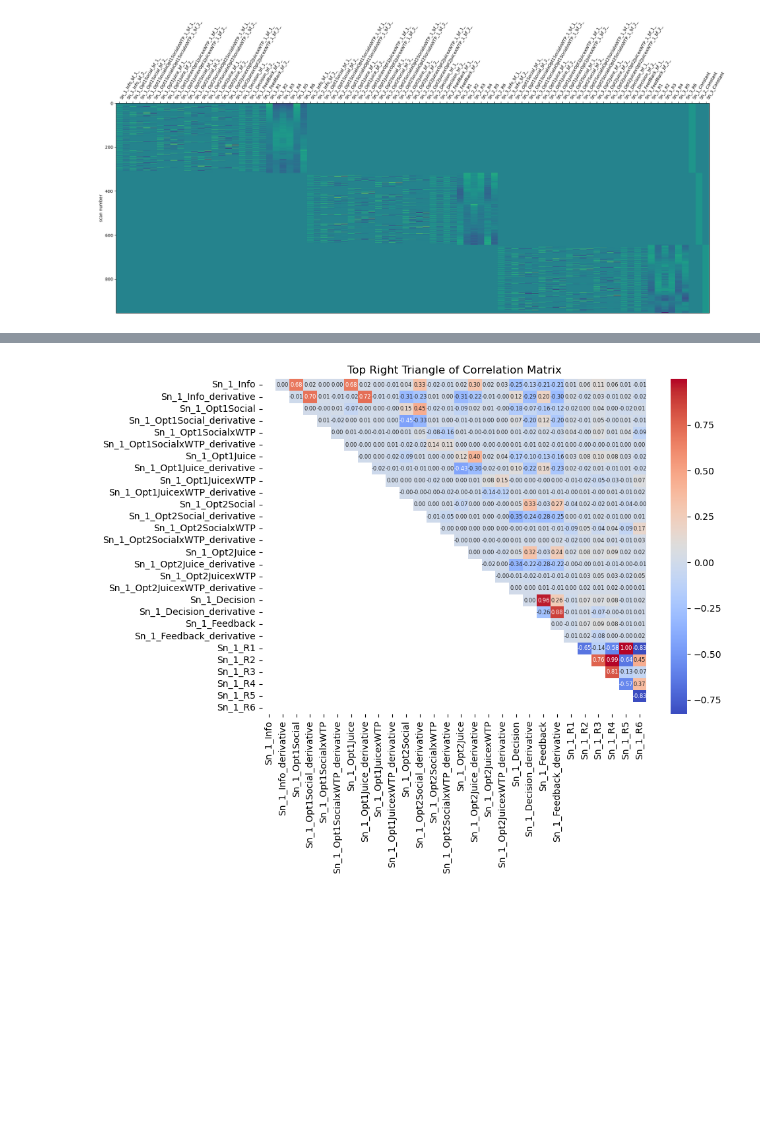
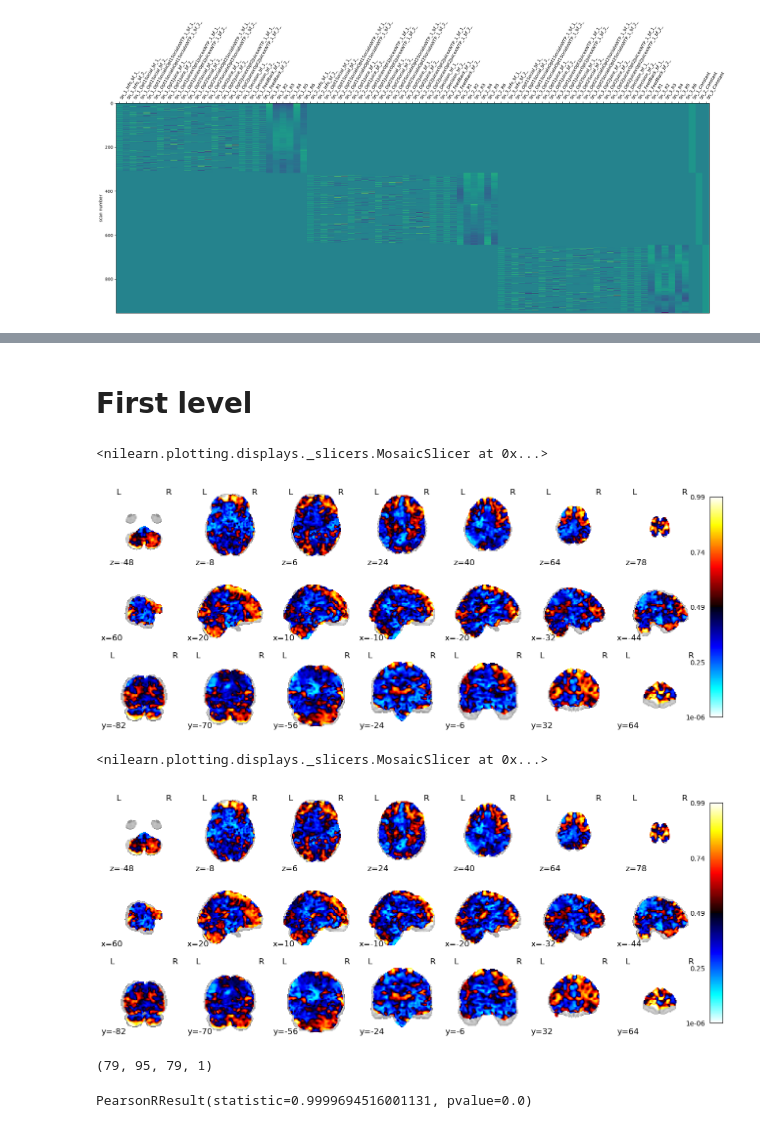
Before and after one commit to hugofluhr/learning-habits-analysis, a Jupyter notebook: notebooks/social-risk_data.ipynb, the cells around one changed output, grey strips where cells are left out. Cells and saved outputs as stored; diff of their text form; code cells hidden in the pictures; blank space fills up the shorter version.

Commit message:
comparing r2 of spm and nilearn DMs

```diff
--- a/notebooks/social-risk_data.ipynb
+++ b/notebooks/social-risk_data.ipynb
@@ -241,15 +224,0 @@ plt.plot(dm_corr)
-# %%
-import seaborn as sns
-import numpy as np
-
-# Create a mask for the upper triangle
-mask = np.tril(np.ones_like(X.iloc[:28, :28].corr(), dtype=bool))
-
-fig, ax = plt.subplots(figsize=(10, 8))
-sns.heatmap(X.iloc[:, :28].corr(), mask=mask, cmap='coolwarm', annot=True, fmt=".2f", annot_kws={"size": 6}, ax=ax)
-ax.set_title('Top Right Triangle of Correlation Matrix')
-
-plt.tight_layout()
-plt.show()
-# %% [output]
-[figure, removed]
@@ -259,0 +225,13 @@ spm_X.columns[:22]
+# %% [markdown]
+# First level
+# %%
+concatenated_img = concat_imgs(imgs)
+# %%
+model = FirstLevelModel(t_r = TR,
+                        smoothing_fwhm=None,
+                        hrf_model=hrf_model,
+                        noise_model=noise_model,
+                        drift_model=None,
+                        minimize_memory=False)
+# %%
+model = model.fit(concatenated_img, design_matrices=X)
@@ -259,0 +249,18 @@ spm_X.columns[:22]
+# %%
+plot_stat_map(model.r_square[0], display_mode='mosaic')
+# %% [output]
+<nilearn.plotting.displays._slicers.MosaicSlicer at 0x...>
+[figure, added]
+# %%
+plot_stat_map(model_spm.r_square[0], display_mode='mosaic')
+# %% [output]
+<nilearn.plotting.displays._slicers.MosaicSlicer at 0x...>
+[figure, added]
+# %%
+model.r_square[0].shape
+# %% [output]
+(79, 95, 79, 1)
+# %%
+pearsonr(model_spm.r_square[0].get_fdata().ravel(), model.r_square[0].get_fdata().ravel())
+# %% [output]
+PearsonRResult(statistic=0.9999694516001131, pvalue=0.0)
```
Also changed, not shown: parts of 11 cells of this notebook.
